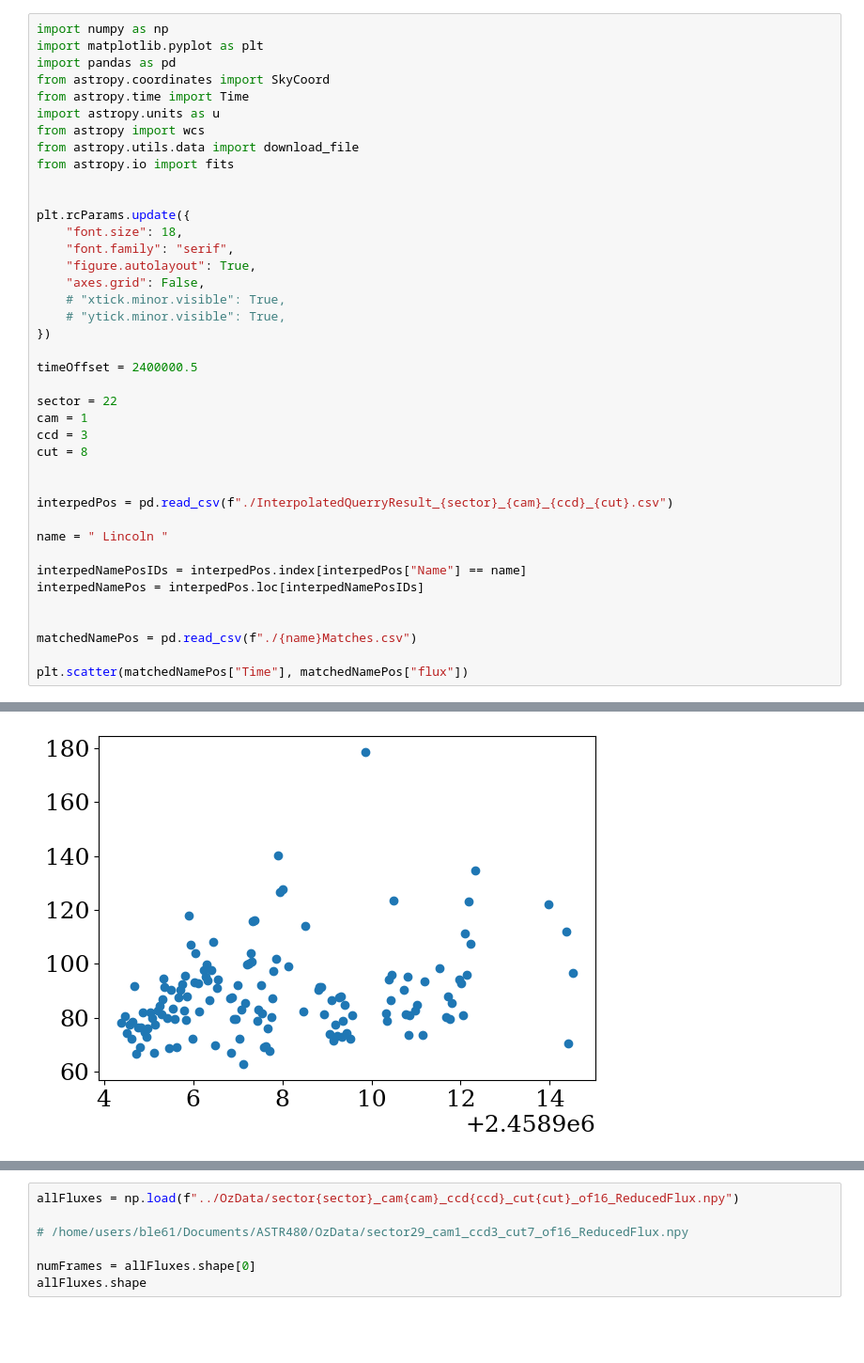
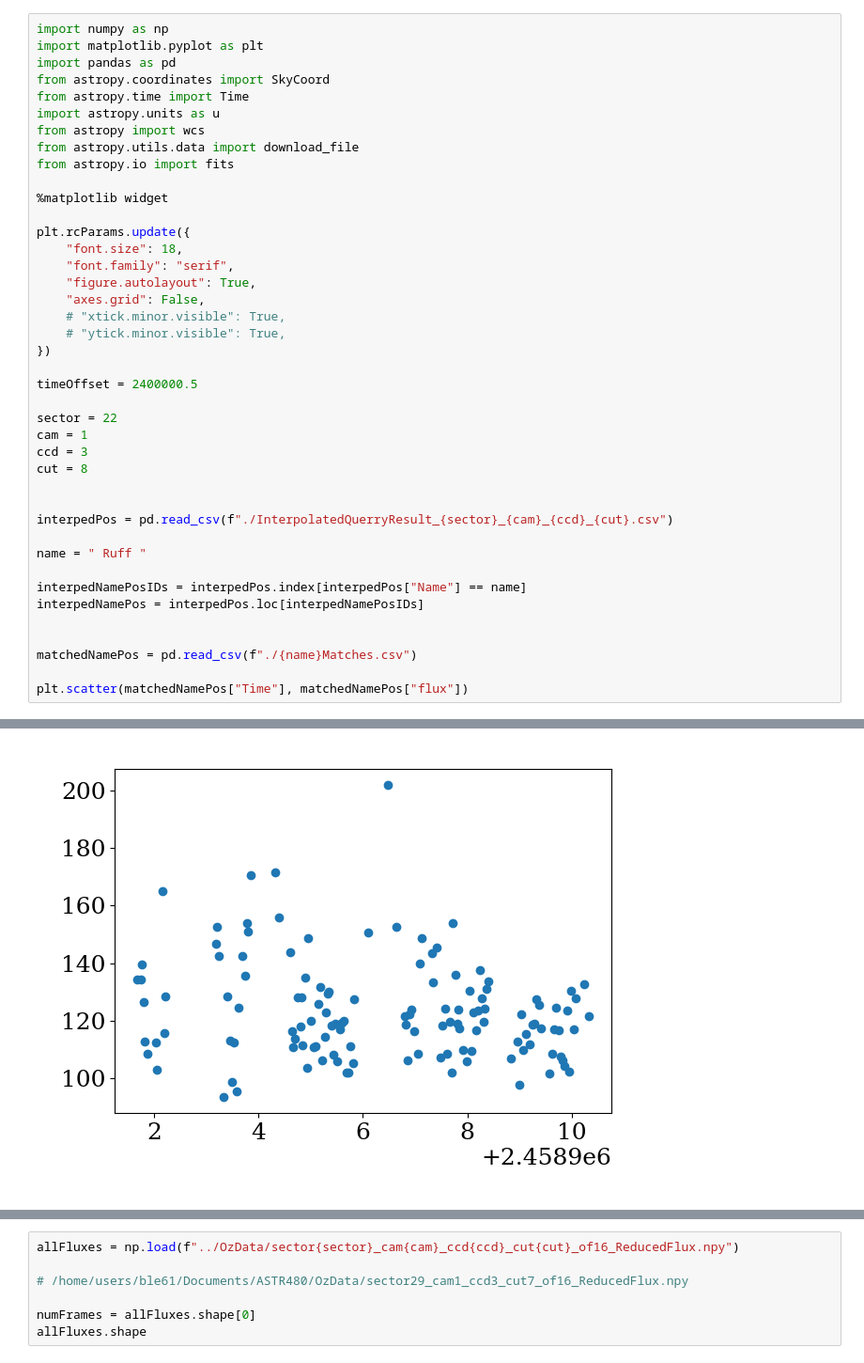
Before and after one commit to ble61/ASTR480, a Jupyter notebook: Test Code/allDataTest.ipynb, the cells around one changed output, grey strips where cells are left out. Shown at 94% size. Drawn from its saved outputs; the diff is of its cells as text; blank space fills up the shorter version.

```diff
--- a/Test Code/allDataTest.ipynb
+++ b/Test Code/allDataTest.ipynb
@@ -9,38 +9,39 @@ from astropy import wcs
 from astropy.utils.data import download_file
 from astropy.io import fits
 
+%matplotlib widget
 
 plt.rcParams.update({
     "font.size": 18,
     "font.family": "serif",
     "figure.autolayout": True,
     "axes.grid": False,
     # "xtick.minor.visible": True,
     # "ytick.minor.visible": True,
 })
 
 timeOffset = 2400000.5
 
 sector = 22
 cam = 1
 ccd = 3
 cut = 8
 
 
 interpedPos = pd.read_csv(f"./InterpolatedQuerryResult_{sector}_{cam}_{ccd}_{cut}.csv")
 
-name = " Lincoln "
+name = " Ruff "
 
 interpedNamePosIDs = interpedPos.index[interpedPos["Name"] == name]
 interpedNamePos = interpedPos.loc[interpedNamePosIDs]
 
 
 matchedNamePos = pd.read_csv(f"./{name}Matches.csv")
 
 plt.scatter(matchedNamePos["Time"], matchedNamePos["flux"])
 # %% [output]
 <matplotlib.collections.PathCollection at 0x...>
-[figure, old version]
+[figure, new version]
 # %%
 fig, ax = plt.subplots(1,1,figsize = (10,8))
 
```
Also changed, not shown: parts of 11 cells of this notebook, 18 other files.
